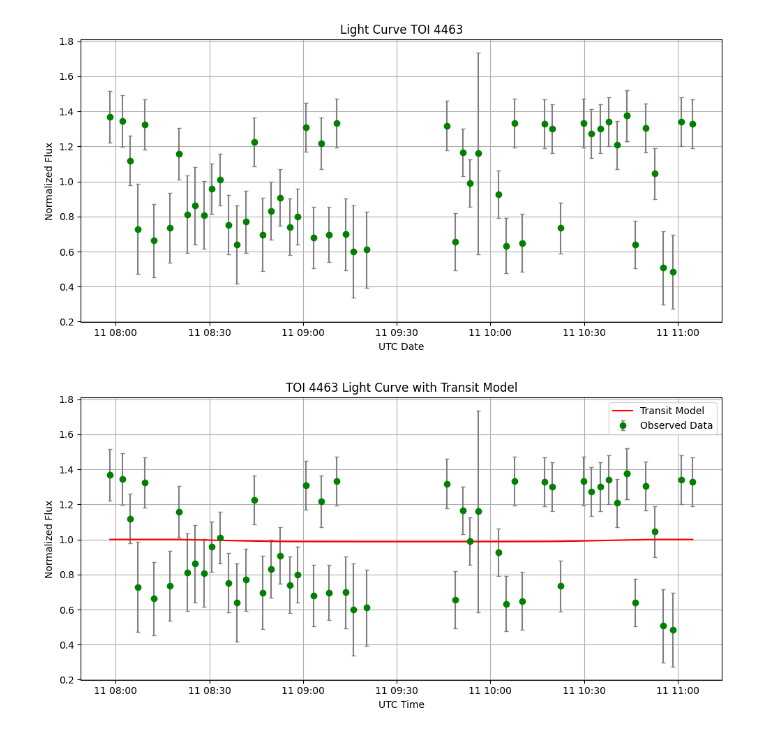
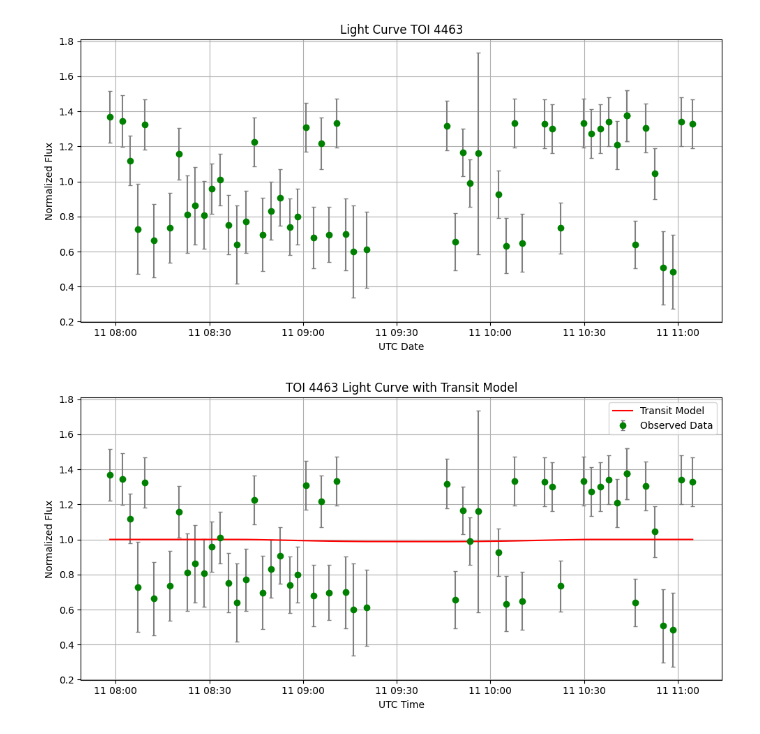
Before and after one commit to JehuGz/astr480-code, a Jupyter notebook: TOI_4463.ipynb, the cells around one changed output. Drawn from its saved outputs; the diff is of its cells as text; code cells hidden in the pictures.

```diff
--- a/TOI_4463.ipynb
+++ b/TOI_4463.ipynb
@@ -497,37 +497,37 @@ TOI4463_Model_filename="toi4463_model.png"
 times_jd = np.array([t.jd for t in times_sorted])  # times_sorted is your time list
 fluxes = np.array(flux_sorted)
 flux_errors = np.array(flux_err_sorted)
 
-# === Set up the batman transit model using actual JD times ===
+# Using batman package to apply a transit model but in JD since it doesn't utilize UTC.
 params = batman.TransitParams()
 params.t0 = 2460806.90                 # Transit mid-point in JD
-params.per = 6.54106                   # Period in days
-params.rp = 0.1183 / 1.056             # Radius of planet over stellar radius
-params.a = 15                          # Scaled semi-major axis (a/Rs)
-params.inc = 87                        # Inclination in degrees
+params.per = 2.8807198                 # Period in days
+params.rp = 0.1216 / 1.06              # Radius of planet over stellar radius
+params.a = 8.172                       # Scaled semi-major axis (a/Rs)
+params.inc = 83.82                     # Inclination in degrees
 params.ecc = 0                         # Eccentricity
 params.w = 90                          # Longitude of periastron
-params.limb_dark = "quadratic"        # Limb darkening model
+params.limb_dark = "quadratic"         # Limb darkening model
 params.u = [0.1, 0.3]                  # Limb darkening coefficients
 
 # Create model using JD times
 m = batman.TransitModel(params, times_jd)
 model_flux = m.light_curve(params)
 
 # Converting JD to UTC for x-axis plotting.
 times_utc = [Time(t, format='jd').to_datetime() for t in times_jd]
 
 # Plotting the flux vs Time in UTC
 plt.figure(figsize=(10, 5))
 plt.errorbar(times_utc, fluxes, yerr=flux_errors, fmt='o', color='green', ecolor='gray', capsize=2, label='Observed Data')
 plt.plot(times_utc, model_flux, 'r-', label='Transit Model')
 plt.xlabel("UTC Time")
 plt.ylabel("Normalized Flux")
 plt.title("TOI 4463 Light Curve with Transit Model")
 plt.grid(True)
 plt.legend()
 plt.savefig(TOI4463_Model_filename)
 plt.tight_layout()
 plt.show()
 # %% [output]
-[figure, old version]
+[figure, new version]
```
Also changed, not shown: parts of 1 cell of this notebook, 1 other file.
